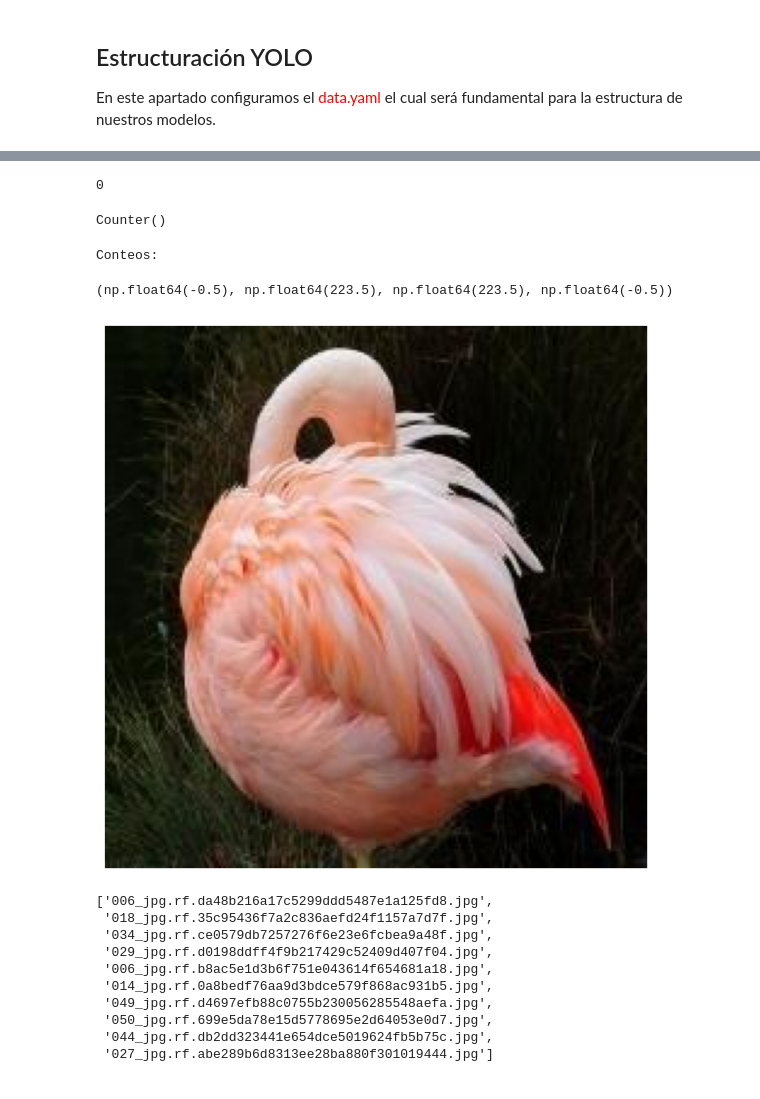
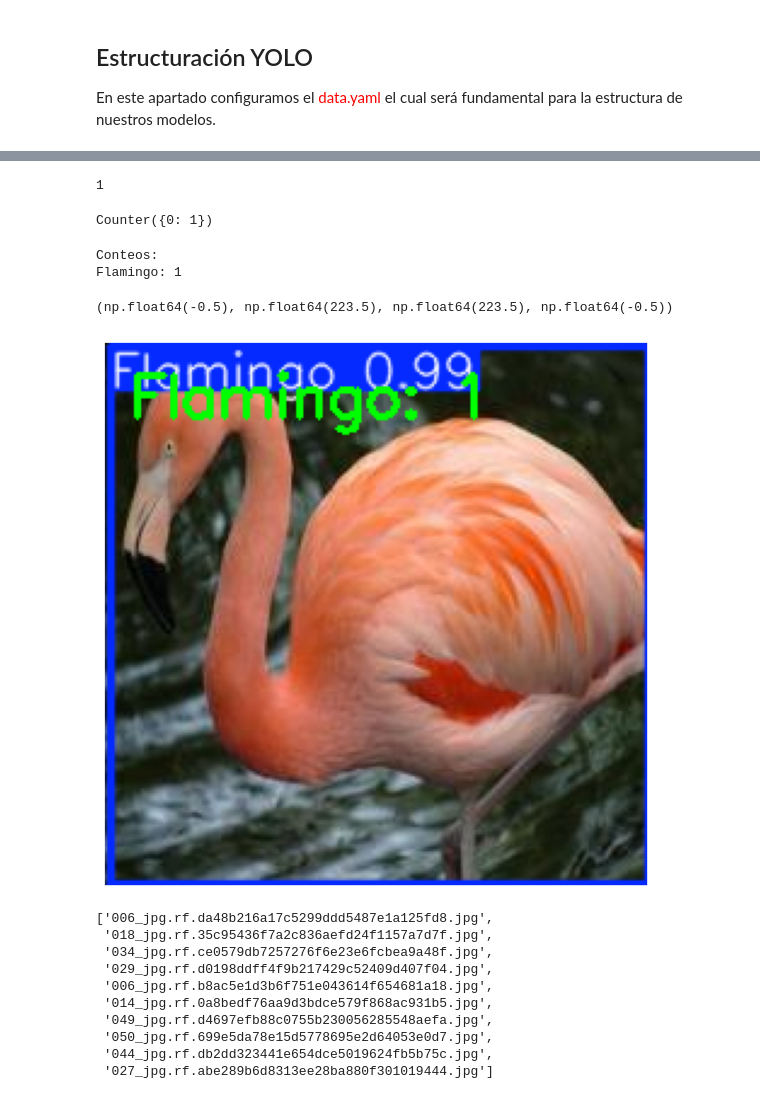
Before and after one commit to giojaz911/Recognition-and-classification-YOLO-, a Jupyter notebook: main.ipynb, the cells around one changed output, grey strips where cells are left out. Drawn from its saved outputs; the diff is of its cells as text; code cells hidden in the pictures.

```diff
--- a/main.ipynb
+++ b/main.ipynb
@@ -523,4 +412,5 @@ IPyImage(filename='./runs/detect/baseline_n/confusion_matrix.png', width=600)
 # %%
-model = YOLO('./runs/detect/baseline_n/weights/best.pt')
+#model = YOLO('./runs/detect/baseline_n/weights/best.pt')
+model = YOLO('./runs/detect/finetuning_l/weights/best.pt')
 preds = model('./datasets/birds-penguins-and-flamingo/test/images')
 # %% [output]
@@ -550,45 +452,46 @@ UMBRAL_CONF = 0.7
 boxes = [box for box in preds[0].boxes if box.conf > UMBRAL_CONF]
 print(len(boxes))
 # %% [output]
-0
+1
 # %%
 conteos = Counter([int(box.cls) for box in boxes])
 conteos
 # %% [output]
-Counter()
+Counter({0: 1})
 # %%
 import cv2 # OpenCV
 import matplotlib.pyplot as plt
 
 # Mapear categoría de objeto a nombres e imprimir conteos
 nombres = model.names
 print("\nConteos:")
 for cls_id, num in conteos.items():
     print(f"{nombres[cls_id]}: {num}")
 
 
 # Extraer imagen con los bounding boxes > UMBRAL_CONF
-p = preds[0] # Predicción
+p = preds[6] # Predicción
 mascara = p.boxes.conf > UMBRAL_CONF
 p.boxes = p.boxes[mascara]
 img_bboxes = p.plot() # Imagen con los bounding boxes filtrados
 
 # Añadir anotación mostrando los conteos (esquina superior izquierda)
 anotacion = ", ".join([f"{nombres[c]}: {n}" for c, n in conteos.items()])
 cv2.putText(img_bboxes, anotacion, (10, 30), cv2.FONT_HERSHEY_SIMPLEX,
             0.8, (0, 255, 0), 2)
 
 # Convertir imagen de BGR a RGB
 img_bboxes_rgb = cv2.cvtColor(img_bboxes, cv2.COLOR_BGR2RGB)
 
 # Y mostrarla
 plt.figure(figsize=(12, 8))
 plt.imshow(img_bboxes_rgb)
 plt.axis("off")
 # %% [output]
 Conteos:
+Flamingo: 1
 (np.float64(-0.5), np.float64(223.5), np.float64(223.5), np.float64(-0.5))
-[figure, old version]
+[figure, new version]
 # %%
 from collections import Counter
 import cv2
```
Also changed, not shown: parts of 25 cells of this notebook.
